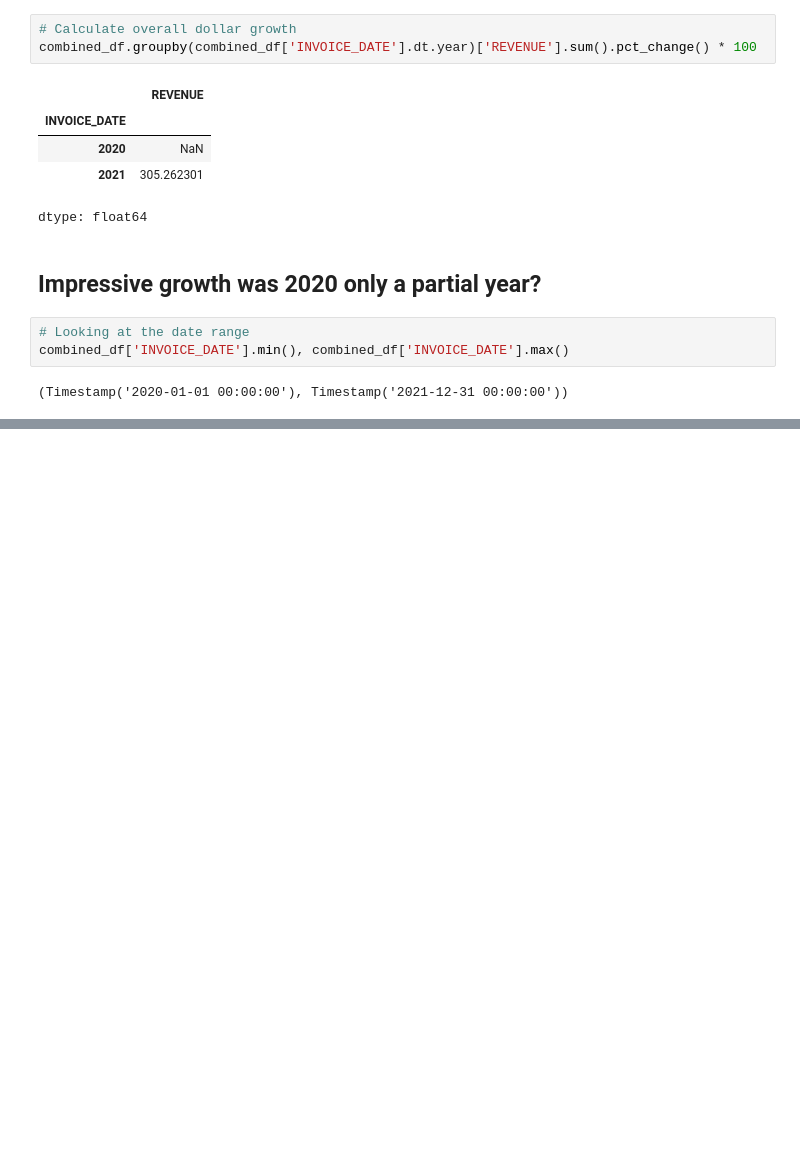
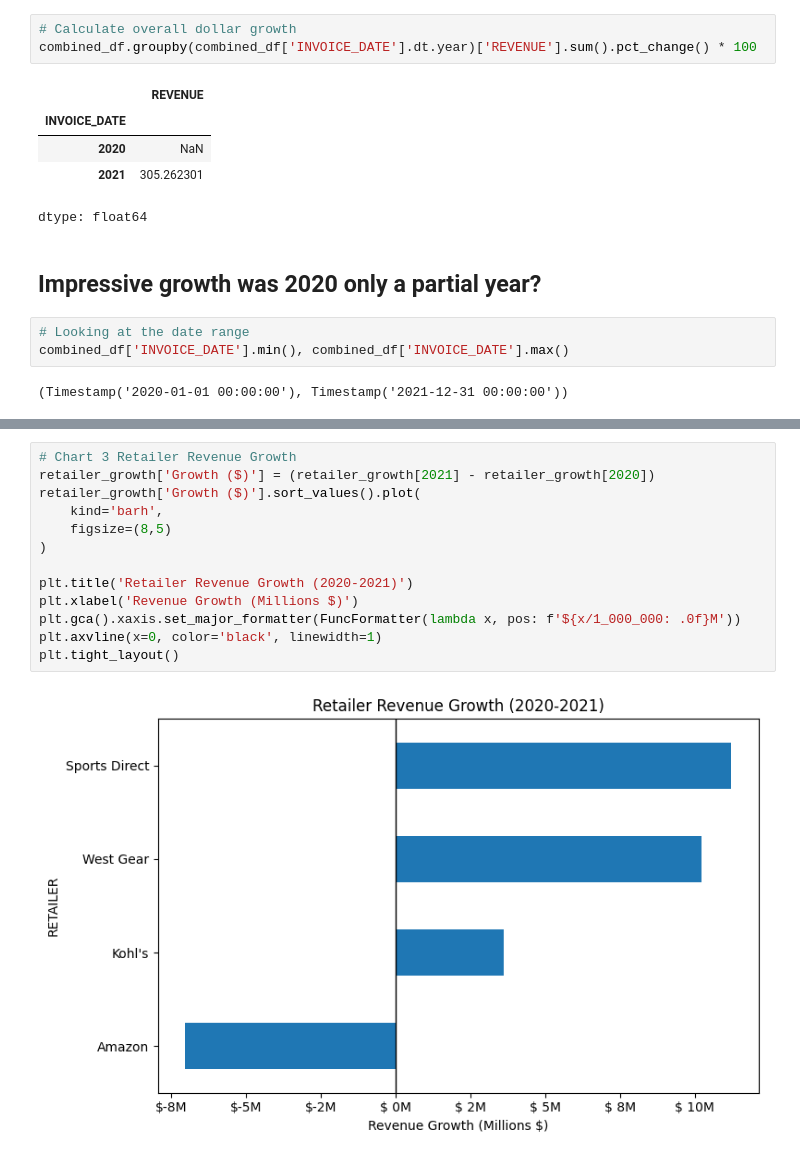
Before and after one commit to Cory-Suhr/rush-sales-analysis-final-project, a Jupyter notebook: rush_sales_analysis.ipynb, the cells around one changed output, grey strips where cells are left out. Drawn from its saved outputs; the diff is of its cells as text; blank space fills up the shorter version.

```diff
--- a/rush_sales_analysis.ipynb
+++ b/rush_sales_analysis.ipynb
@@ -837,0 +891,15 @@ retailer_product_pct
+# %%
+# Chart 3 Retailer Revenue Growth
+retailer_growth['Growth ($)'] = (retailer_growth[2021] - retailer_growth[2020])
+retailer_growth['Growth ($)'].sort_values().plot(
+    kind='barh',
+    figsize=(8,5)
+)
+
+plt.title('Retailer Revenue Growth (2020-2021)')
+plt.xlabel('Revenue Growth (Millions $)')
+plt.gca().xaxis.set_major_formatter(FuncFormatter(lambda x, pos: f'${x/1_000_000: .0f}M'))
+plt.axvline(x=0, color='black', linewidth=1)
+plt.tight_layout()
+# %% [output]
+[figure, added]
```
Also changed, not shown: parts of 8 cells of this notebook.
